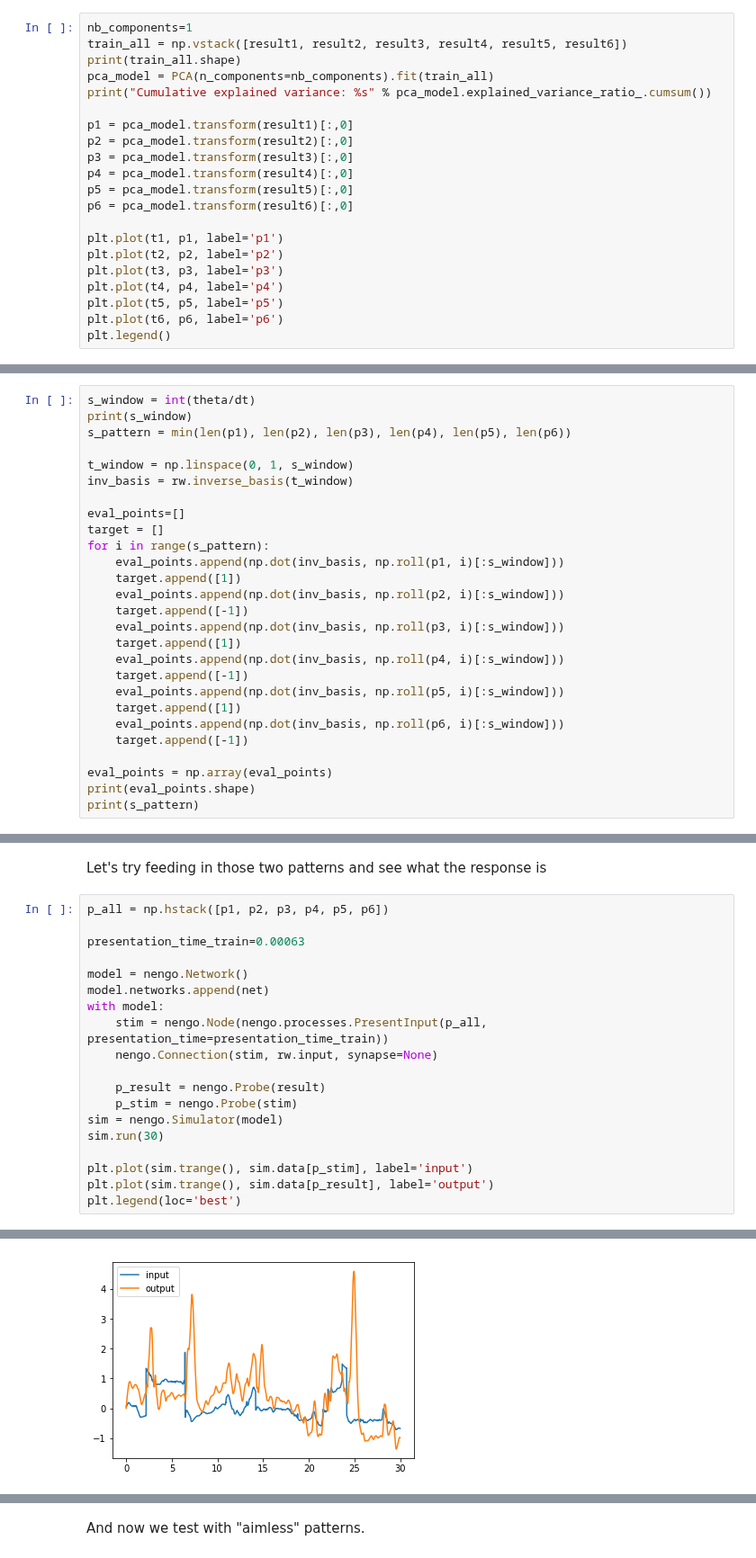
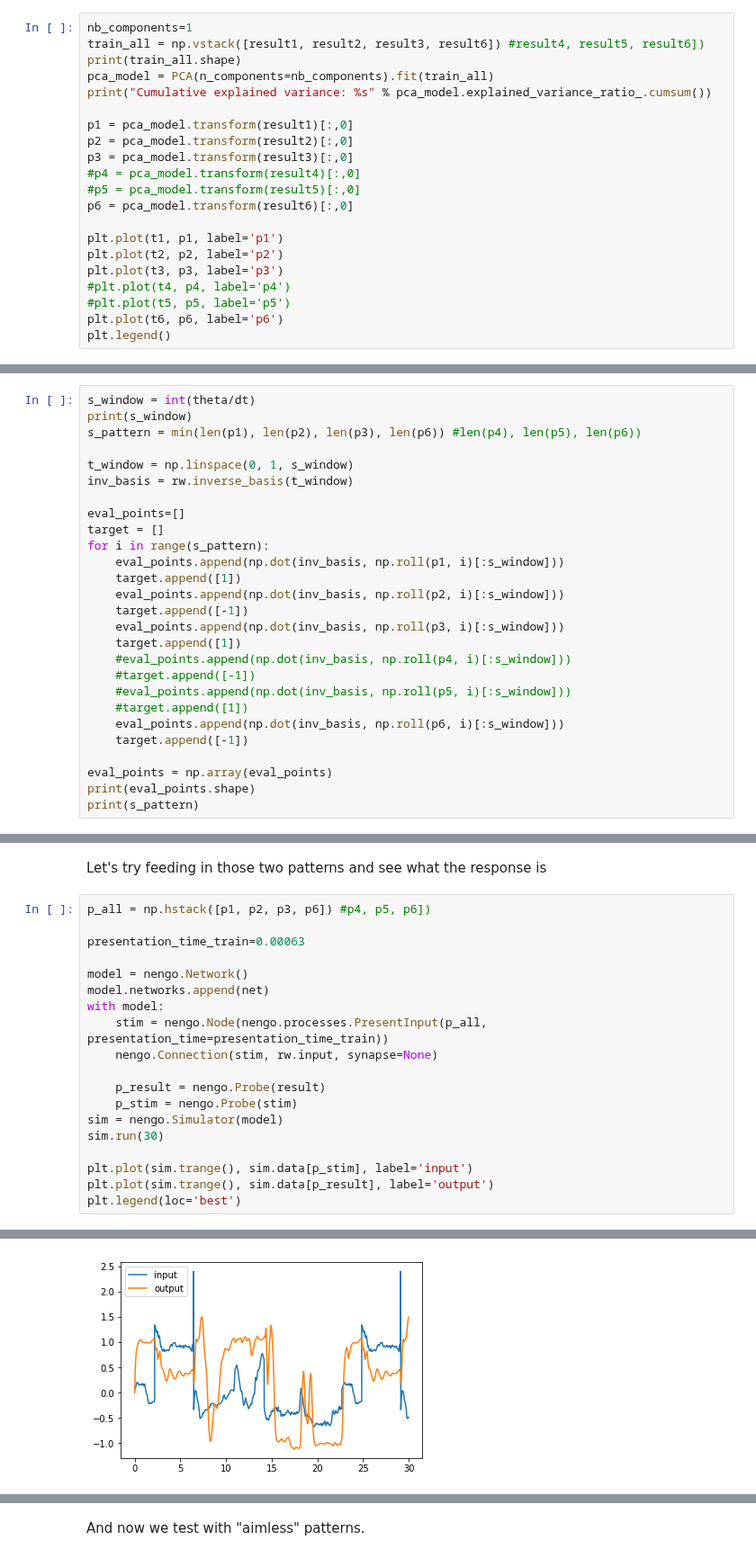
Before and after one commit to maddybartlett/NEN001, a Jupyter notebook: PatternInterpolationPCA.ipynb, the cells around one changed output, grey strips where cells are left out. Shown at 90% size. Saved outputs shown, nothing was run; the diff lists cells and outputs as text.

```diff
--- a/PatternInterpolationPCA.ipynb
+++ b/PatternInterpolationPCA.ipynb
@@ -53,7 +53,7 @@ t5, result5 = extract_pattern(22753, 22853) #goaloriented
 t6, result6 = extract_pattern(14583, 14991) #noplay
 # %%
 nb_components=1
-train_all = np.vstack([result1, result2, result3, result4, result5, result6])
+train_all = np.vstack([result1, result2, result3, result6]) #result4, result5, result6])
 print(train_all.shape)
 pca_model = PCA(n_components=nb_components).fit(train_all)
 print("Cumulative explained variance: %s" % pca_model.explained_variance_ratio_.cumsum())
@@ -61,15 +61,15 @@ print("Cumulative explained variance: %s" % pca_model.explained_variance_ratio_.
 p1 = pca_model.transform(result1)[:,0]
 p2 = pca_model.transform(result2)[:,0]
 p3 = pca_model.transform(result3)[:,0]
-p4 = pca_model.transform(result4)[:,0]
-p5 = pca_model.transform(result5)[:,0]
+#p4 = pca_model.transform(result4)[:,0]
+#p5 = pca_model.transform(result5)[:,0]
 p6 = pca_model.transform(result6)[:,0]
 
 plt.plot(t1, p1, label='p1')
 plt.plot(t2, p2, label='p2')
 plt.plot(t3, p3, label='p3')
-plt.plot(t4, p4, label='p4')
-plt.plot(t5, p5, label='p5')
+#plt.plot(t4, p4, label='p4')
+#plt.plot(t5, p5, label='p5')
 plt.plot(t6, p6, label='p6')
 plt.legend()
 # %% [output]
@@ -99,7 +99,7 @@ The target array is the desired output value for each of the slices of the patte
 # %%
 s_window = int(theta/dt)
 print(s_window)
-s_pattern = min(len(p1), len(p2), len(p3), len(p4), len(p5), len(p6))
+s_pattern = min(len(p1), len(p2), len(p3), len(p6)) #len(p4), len(p5), len(p6))
 
 t_window = np.linspace(0, 1, s_window)
 inv_basis = rw.inverse_basis(t_window)
@@ -113,10 +113,10 @@ for i in range(s_pattern):
     target.append([-1])
     eval_points.append(np.dot(inv_basis, np.roll(p3, i)[:s_window]))
     target.append([1])
-    eval_points.append(np.dot(inv_basis, np.roll(p4, i)[:s_window]))
-    target.append([-1])
-    eval_points.append(np.dot(inv_basis, np.roll(p5, i)[:s_window]))
-    target.append([1])
+    #eval_points.append(np.dot(inv_basis, np.roll(p4, i)[:s_window]))
+    #target.append([-1])
+    #eval_points.append(np.dot(inv_basis, np.roll(p5, i)[:s_window]))
+    #target.append([1])
     eval_points.append(np.dot(inv_basis, np.roll(p6, i)[:s_window]))
     target.append([-1])
 
@@ -138,31 +138,31 @@ with net:
 # %% [markdown]
 Let's try feeding in those two patterns and see what the response is
 # %%
-p_all = np.hstack([p1, p2, p3, p4, p5, p6])
+p_all = np.hstack([p1, p2, p3, p6]) #p4, p5, p6])
 
 presentation_time_train=0.00063
 
 model = nengo.Network()
 model.networks.append(net)
 with model:
     stim = nengo.Node(nengo.processes.PresentInput(p_all, presentation_time=presentation_time_train))
     nengo.Connection(stim, rw.input, synapse=None)
 
     p_result = nengo.Probe(result)
     p_stim = nengo.Probe(stim)
 sim = nengo.Simulator(model)
 sim.run(30)
 
 plt.plot(sim.trange(), sim.data[p_stim], label='input')
 plt.plot(sim.trange(), sim.data[p_result], label='output')
 plt.legend(loc='best')
 # %% [output]
 HtmlProgressBar cannot be displayed. Please use the TerminalProgressBar. It can be enabled with `nengo.rc.set('progress', 'progress_bar', 'nengo.utils.progress.TerminalProgressBar')`.
 [interactive output not drawn]
 HtmlProgressBar cannot be displayed. Please use the TerminalProgressBar. It can be enabled with `nengo.rc.set('progress', 'progress_bar', 'nengo.utils.progress.TerminalProgressBar')`.
 [interactive output not drawn]
 <matplotlib.legend.Legend at 0x...>
-[figure, old version]
+[figure, new version]
 # %%
 p1_len = int(len(p1)*presentation_time_train/dt)
 p2_len = p1_len+int(len(p2)*presentation_time_train/dt)
```
Also changed, not shown: parts of 4 cells of this notebook.
